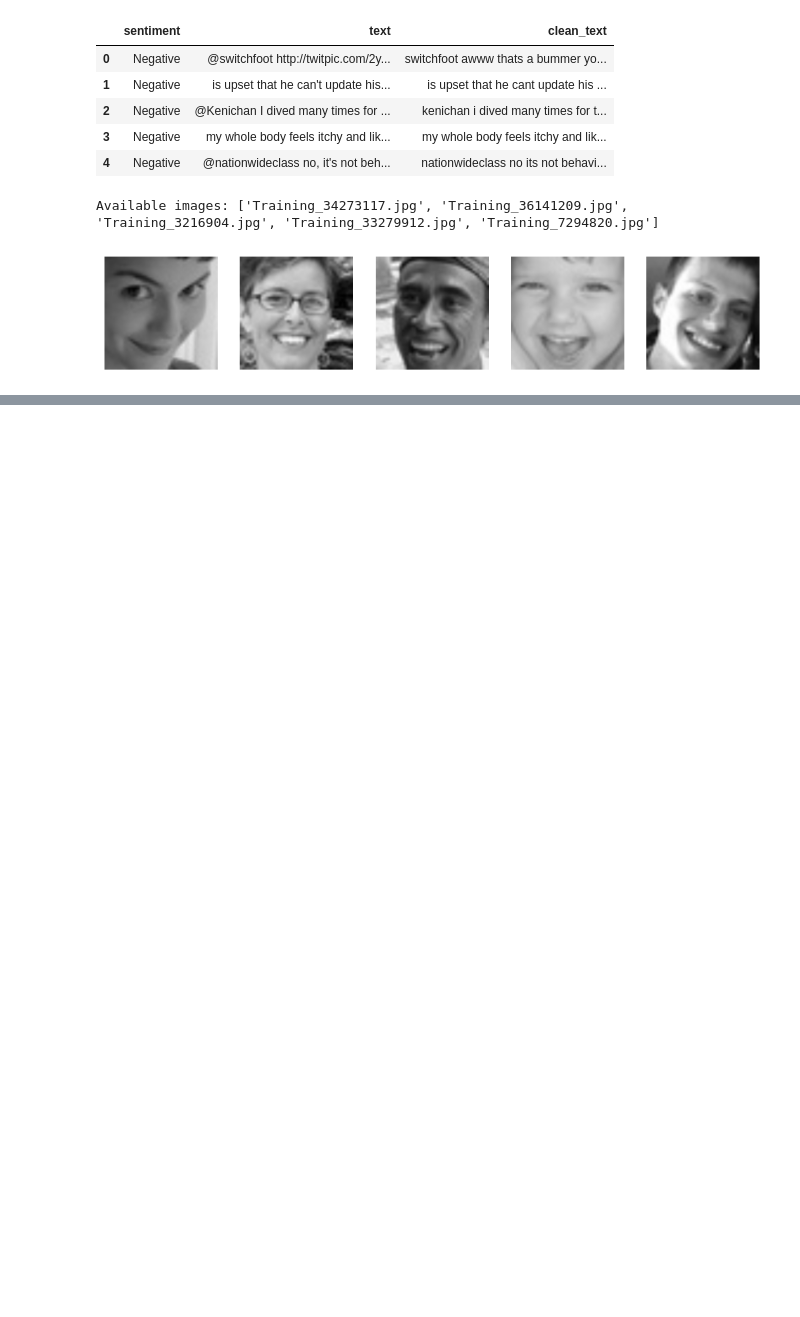
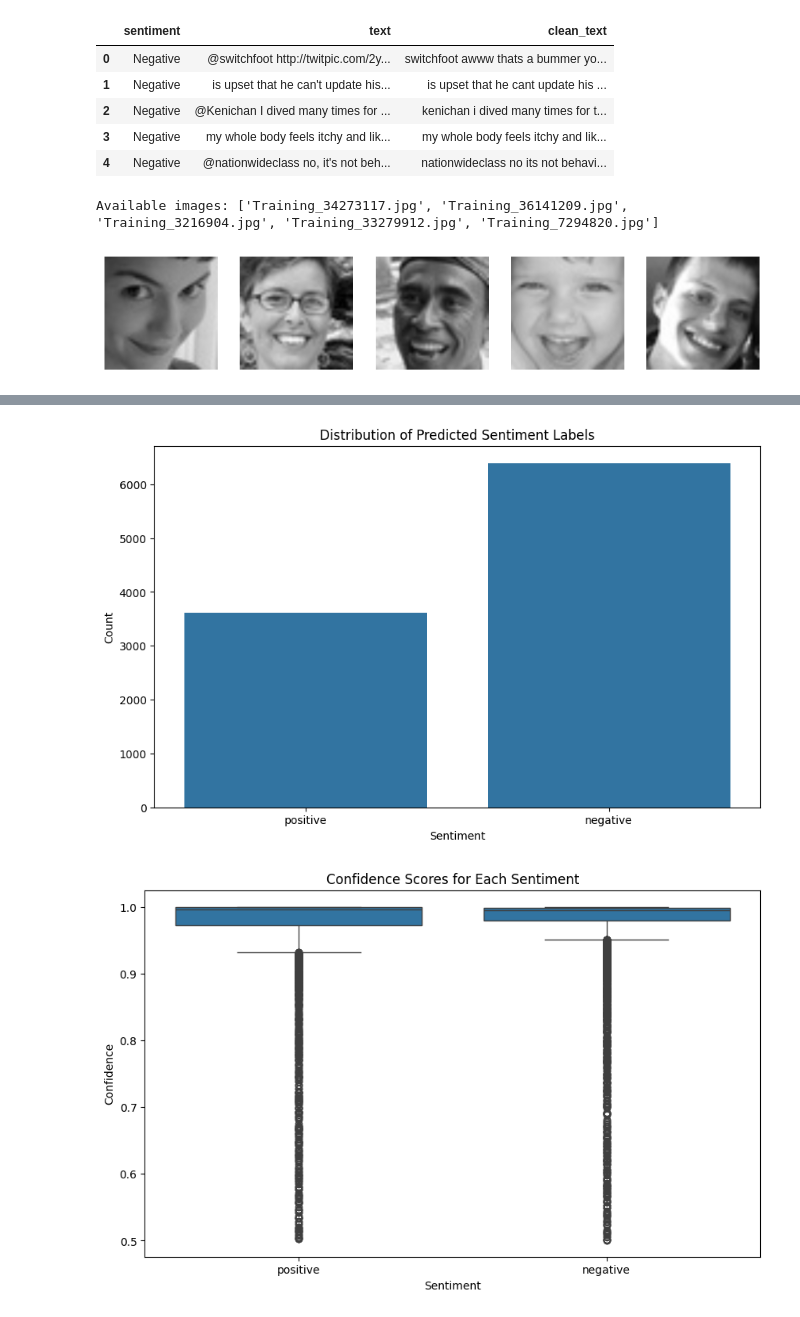
Before and after one commit to Viswanth13/SentimentAnalysis_VT, a Jupyter notebook: SentimentAnalysisVT.ipynb, the cells around one changed output, grey strips where cells are left out. Cells and saved outputs as stored; diff of their text form; code cells hidden in the pictures; blank space fills up the shorter version.

```diff
--- a/SentimentAnalysisVT.ipynb
+++ b/SentimentAnalysisVT.ipynb
@@ -164,3 +225,32 @@ df_sample.head()
 | 766711 | Negative | @TiannaChaos i know just family d... | tiannachaos i know just family dr... | negative | 0.995727 |
 | 285055 | Negative | School email won't open and I hav... | school email wont open and i have... | negative | 0.963292 |
 | 705995 | Negative | upper airways problem | upper airways problem | negative | 0.999022 |
+# %%
+import seaborn as sns
+import matplotlib.pyplot as plt
+import plotly.express as px
+
+# Plot the distribution of predicted labels
+plt.figure(figsize=(10, 6))
+sns.countplot(x='predicted_label', data=df_sample)
+plt.title('Distribution of Predicted Sentiment Labels')
+plt.xlabel('Sentiment')
+plt.ylabel('Count')
+plt.show()
+
+# Plot the confidence scores for each sentiment
+plt.figure(figsize=(10, 6))
+sns.boxplot(x='predicted_label', y='confidence', data=df_sample)
+plt.title('Confidence Scores for Each Sentiment')
+plt.xlabel('Sentiment')
+plt.ylabel('Confidence')
+plt.show()
+
+# Interactive visualization using Plotly
+fig = px.scatter(df_sample, x='confidence', y='predicted_label', color='predicted_label',
+                 title='Confidence Scores for Predicted Sentiments',
+                 labels={'confidence': 'Confidence Score', 'predicted_label': 'Predicted Sentiment'})
+fig.show()
+# %% [output]
+[figure, added]
+[figure, added]
```
Also changed, not shown: parts of 7 cells of this notebook.
